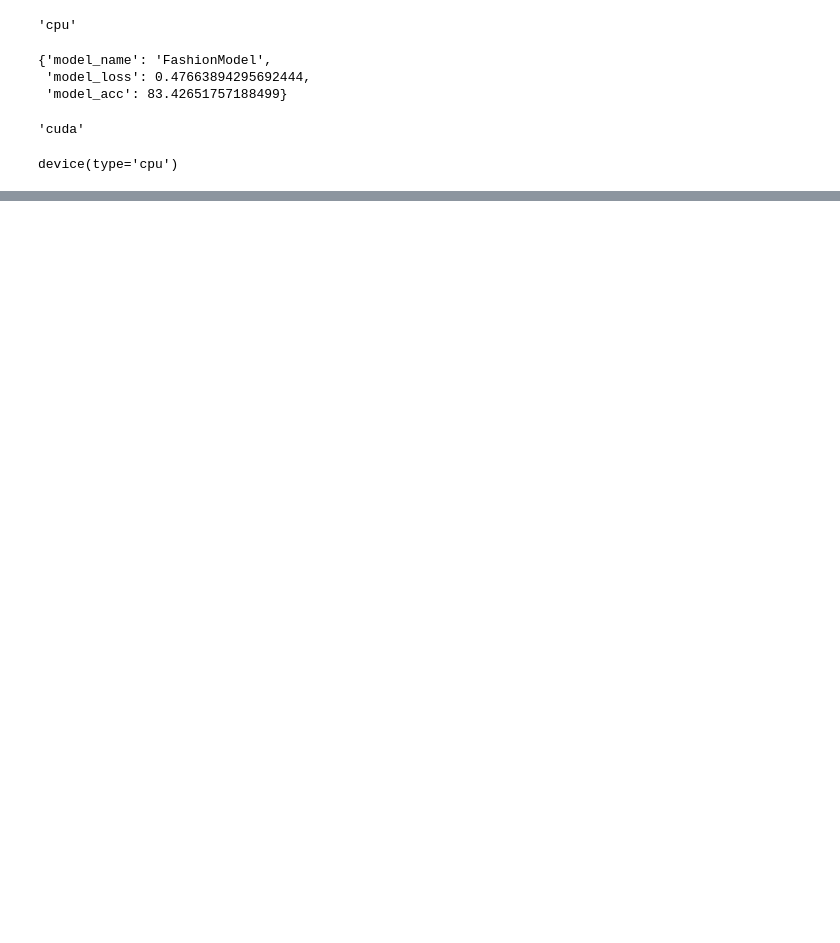
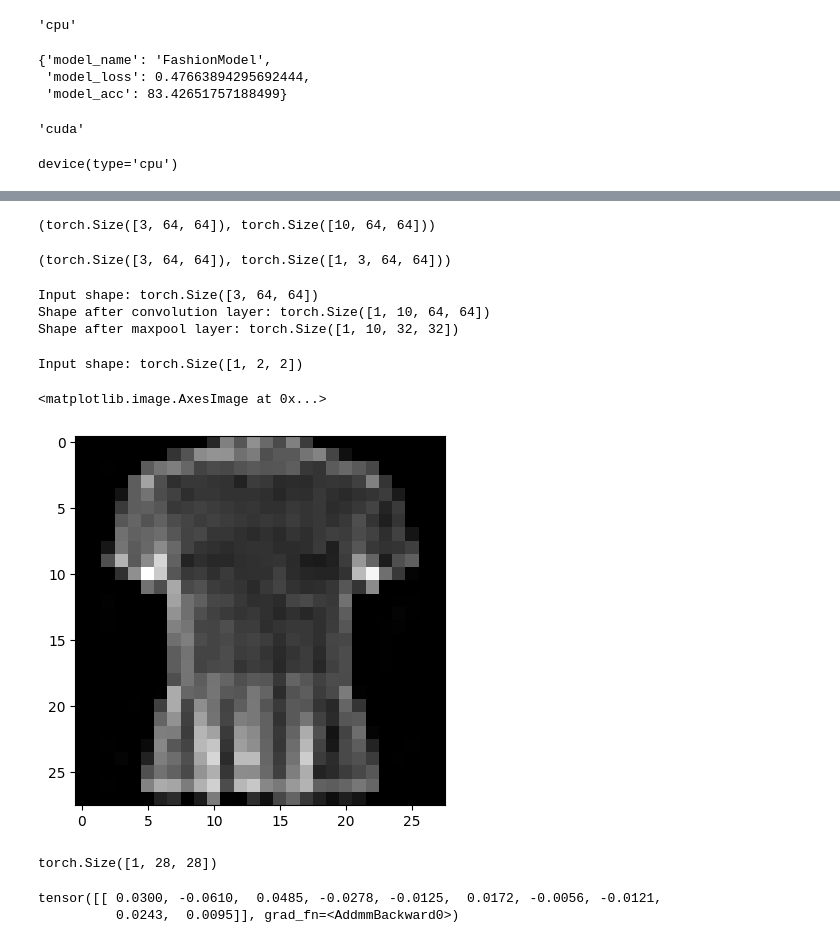
Before and after one commit to BaggyBro/MachineLearning_concepts, a Jupyter notebook: torchy/CNN.ipynb, the cells around one changed output, grey strips where cells are left out. Drawn from its saved outputs; the diff is of its cells as text; code cells hidden in the pictures; blank space fills up the shorter version.

Commit message:
cnn torch v3

```diff
--- a/torchy/CNN.ipynb
+++ b/torchy/CNN.ipynb
@@ -498,0 +638,48 @@ eval_model(model_1, test_dataloader, loss_fn, accuracy_fn)
+# %%
+test_image.shape, conv_output.shape
+# %% [output]
+(torch.Size([3, 64, 64]), torch.Size([10, 64, 64]))
+# %%
+test_image.shape, test_image.unsqueeze(0).shape
+# %% [output]
+(torch.Size([3, 64, 64]), torch.Size([1, 3, 64, 64]))
+# %%
+maxpool_layer = nn.MaxPool2d(kernel_size=2)
+
+print(f"Input shape: {test_image.shape}")
+
+max_output = conv_layer(test_image.unsqueeze(0))
+print(f"Shape after convolution layer: {max_output.shape}")
+
+max_output = maxpool_layer(max_output)
+print(f"Shape after maxpool layer: {max_output.shape}")
+# %% [output]
+Input shape: torch.Size([3, 64, 64])
+Shape after convolution layer: torch.Size([1, 10, 64, 64])
+Shape after maxpool layer: torch.Size([1, 10, 32, 32])
+# %%
+random_tensor = torch.randn(size=(1,2,2))
+print(f"Input shape: {random_tensor.shape}")
+
+# conv_output = conv_layer(random_tensor.unsqueeze(dim=0))
+# print(f"Conv Layer shape: {conv_output.shape}")
+
+# max_output = maxpool_layer(conv_output)
+# print(f"Max pool Layer shape: {max_output.shape}")
+# %% [output]
+Input shape: torch.Size([1, 2, 2])
+# %%
+torch.manual_seed(42)
+plt.imshow(image.squeeze(), cmap="gray")
+# %% [output]
+<matplotlib.image.AxesImage at 0x...>
+[figure, added]
+# %%
+image.shape
+# %% [output]
+torch.Size([1, 28, 28])
+# %%
+model_2(image.unsqueeze(0))
+# %% [output]
+tensor([[ 0.0300, -0.0610,  0.0485, -0.0278, -0.0125,  0.0172, -0.0056, -0.0121,
+          0.0243,  0.0095]], grad_fn=<AddmmBackward0>)
```
Also changed, not shown: parts of 26 cells of this notebook.
